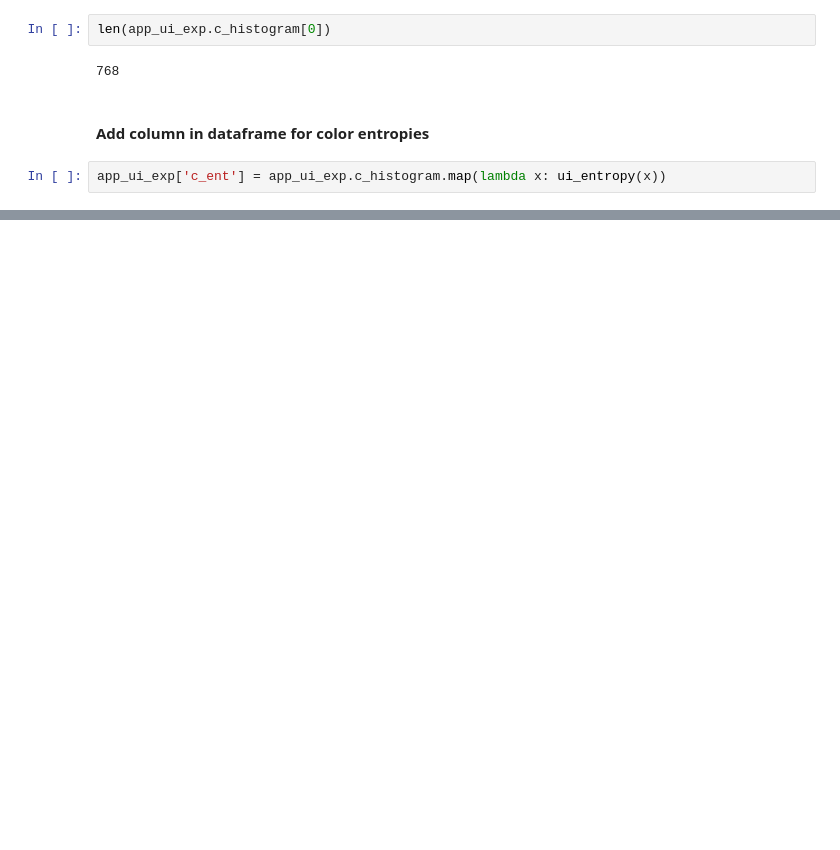
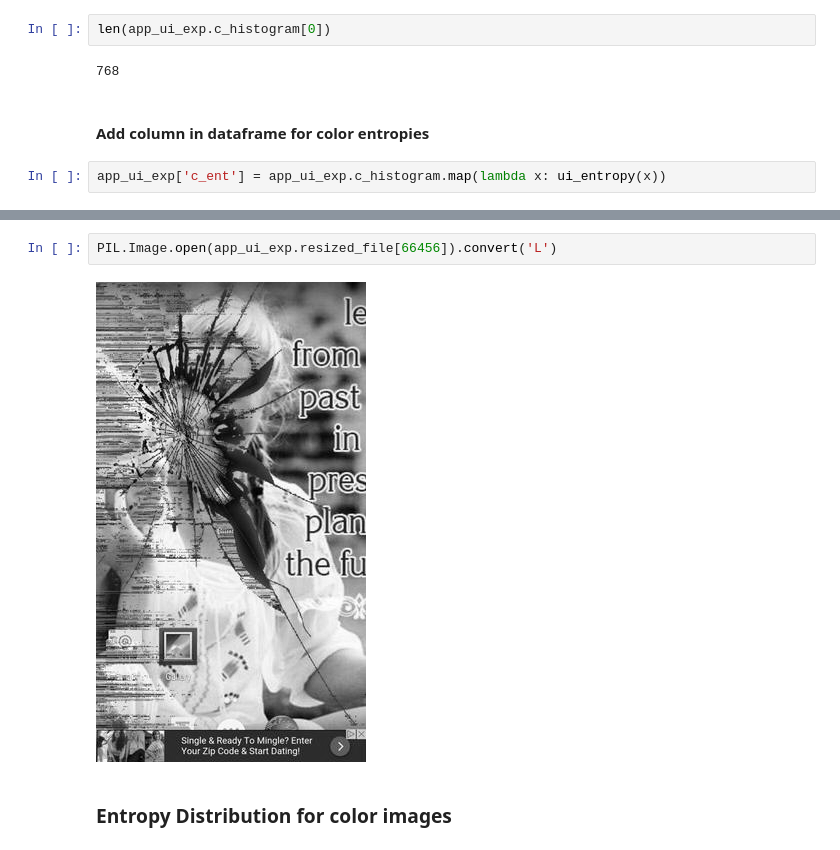
Before and after one commit to vnessified/information_theory_ui_analysis, a Jupyter notebook: notebooks/entropy_model.ipynb, the cells around one changed output, grey strips where cells are left out. Drawn from its saved outputs; the diff is of its cells as text; blank space fills up the shorter version.

```diff
--- a/notebooks/entropy_model.ipynb
+++ b/notebooks/entropy_model.ipynb
@@ -128,0 +193,6 @@ app_ui_exp['c_ent'] = app_ui_exp.c_histogram.map(lambda x: ui_entropy(x))
+# %%
+PIL.Image.open(app_ui_exp.resized_file[66456]).convert('L')
+# %% [output]
+[figure, added]
+# %% [markdown]
+### Entropy Distribution for color images
```
Also changed, not shown: parts of 48 cells of this notebook, 1 other file.
